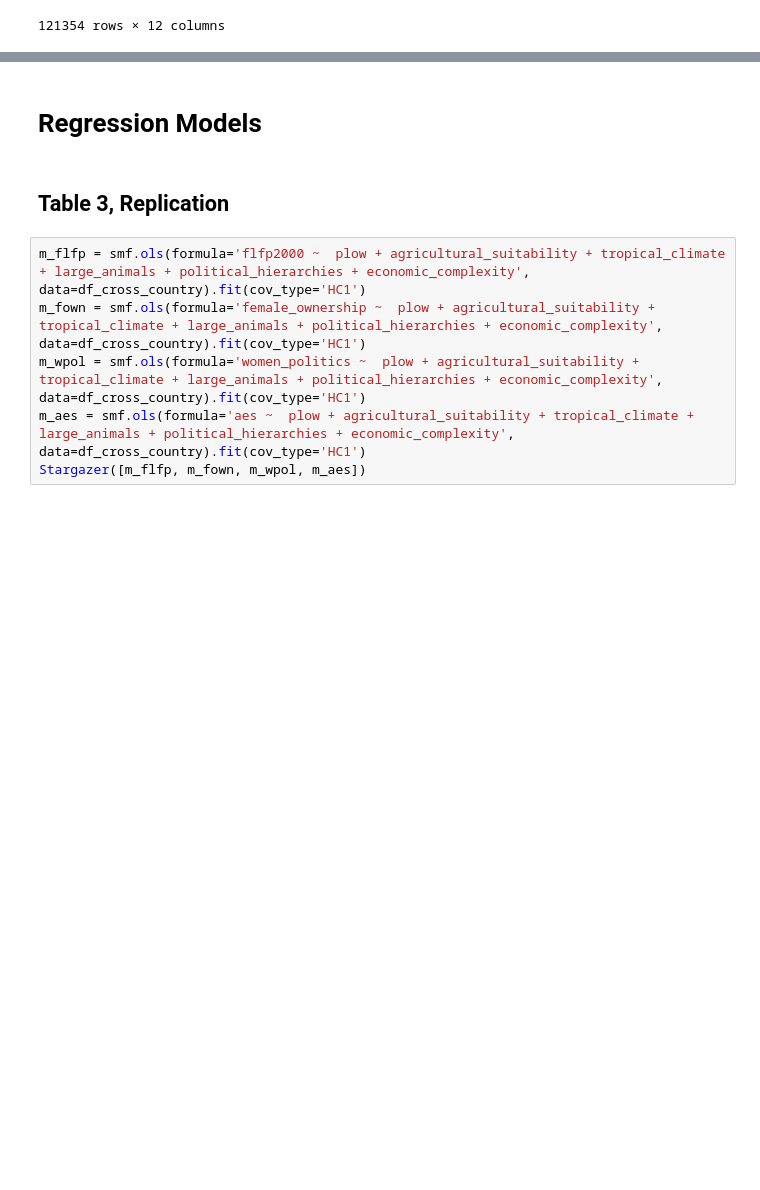
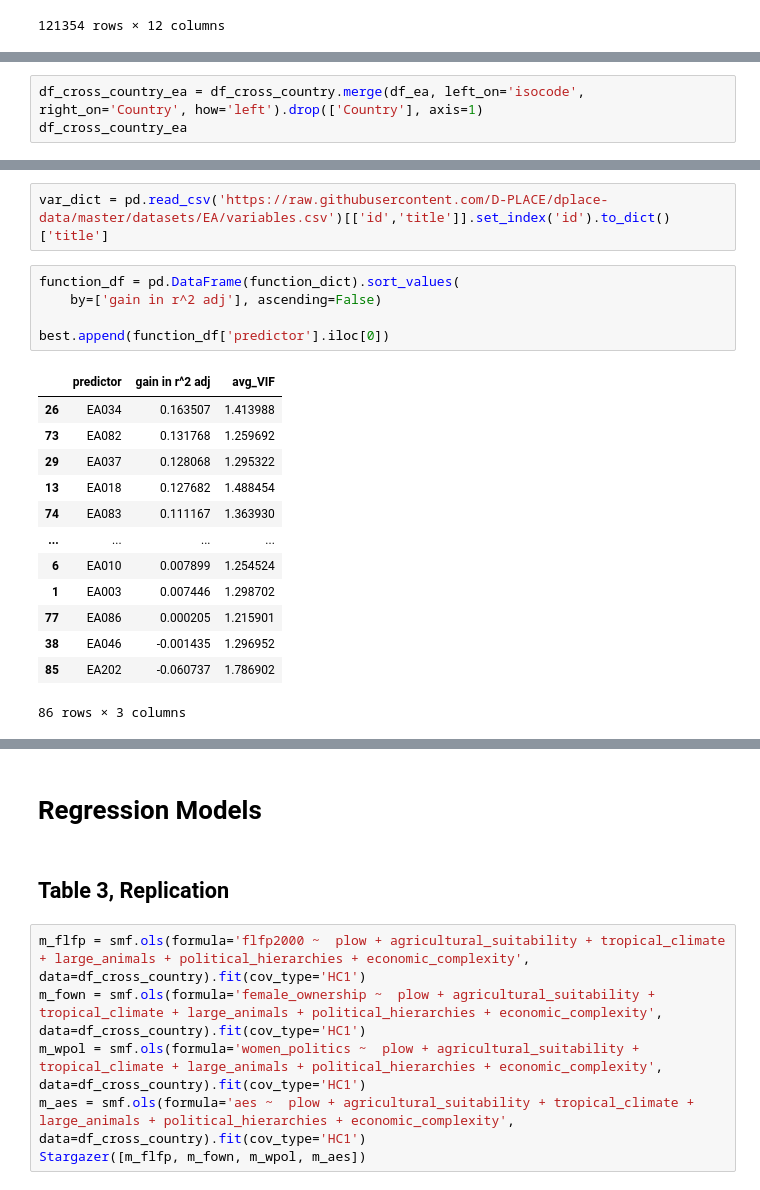
Before and after one commit to rureddish/EPFL_MGT-494_Paper_Extension, a Jupyter notebook: explore.ipynb, the cells around one changed output, grey strips where cells are left out. Cells and saved outputs as stored; diff of their text form; blank space fills up the shorter version.

```diff
--- a/explore.ipynb
+++ b/explore.ipynb
@@ -522,0 +509,3 @@ Notes:
+# %%
+df_cross_country_ea = df_cross_country.merge(df_ea, left_on='isocode', right_on='Country', how='left').drop(['Country'], axis=1)
+df_cross_country_ea
@@ -522,0 +555,21 @@ Notes:
+# %%
+var_dict = pd.read_csv('https://raw.githubusercontent.com/D-PLACE/dplace-data/master/datasets/EA/variables.csv')[['id','title']].set_index('id').to_dict()['title']
+# %%
+function_df = pd.DataFrame(function_dict).sort_values(
+    by=['gain in r^2 adj'], ascending=False)
+
+best.append(function_df['predictor'].iloc[0])
+# %% [output]
+|  | predictor | gain in r^2 adj | avg_VIF |
+| 26 | EA034 | 0.163507 | 1.413988 |
+| 73 | EA082 | 0.131768 | 1.259692 |
+| 29 | EA037 | 0.128068 | 1.295322 |
+| 13 | EA018 | 0.127682 | 1.488454 |
+| 74 | EA083 | 0.111167 | 1.363930 |
+| ... | ... | ... | ... |
+| 6 | EA010 | 0.007899 | 1.254524 |
+| 1 | EA003 | 0.007446 | 1.298702 |
+| 77 | EA086 | 0.000205 | 1.215901 |
+| 38 | EA046 | -0.001435 | 1.296952 |
+| 85 | EA202 | -0.060737 | 1.786902 |
+86 rows × 3 columns
```
Also changed, not shown: parts of 14 cells of this notebook.
